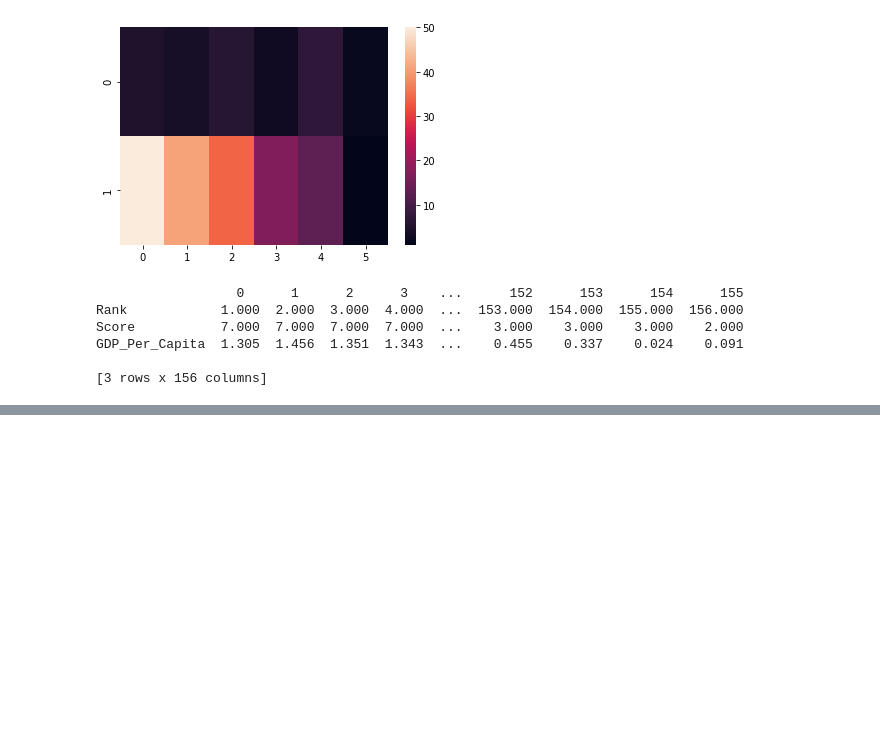
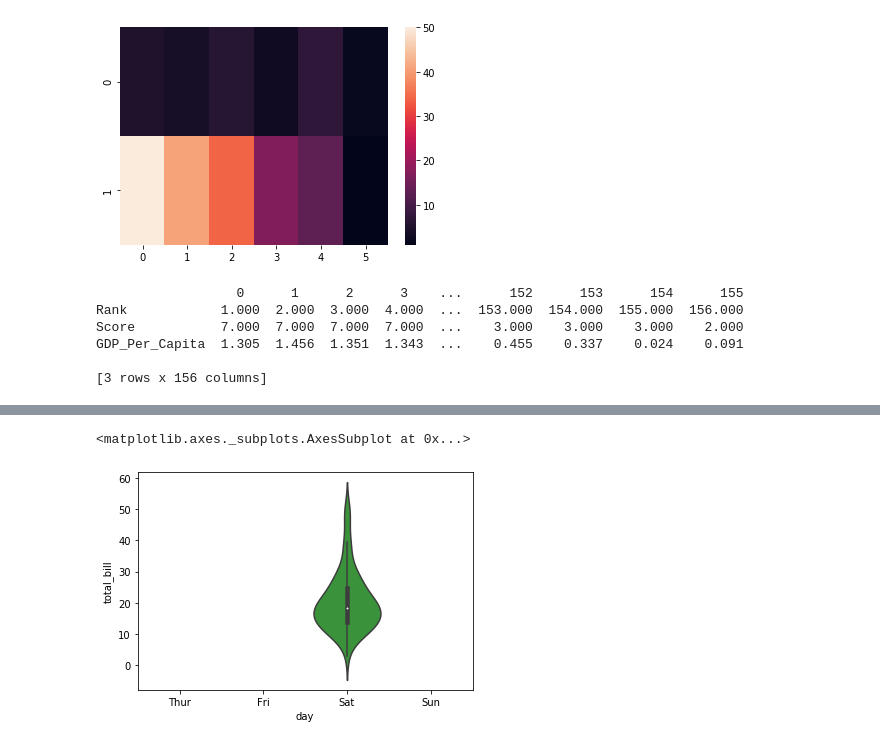
Before and after one commit to sagarbhadra7/Data-Science, a Jupyter notebook: Matplotlib_practice.ipynb, the cells around one changed output, grey strips where cells are left out. Saved outputs shown, nothing was run; the diff lists cells and outputs as text; code cells hidden in the pictures; blank space fills up the shorter version.

```diff
--- a/Matplotlib_practice.ipynb
+++ b/Matplotlib_practice.ipynb
@@ -170,0 +216,3 @@ sb.heatmap(corr)
+# %%
+sat=tips[tips['day']=='Sat']
+print(sat)
@@ -170,0 +234,5 @@ sb.heatmap(corr)
+# %%
+sb.violinplot(x='day',y='total_bill',data=sat)
+# %% [output]
+<matplotlib.axes._subplots.AxesSubplot at 0x...>
+[figure, added]
```
Also changed, not shown: parts of 16 cells of this notebook.
